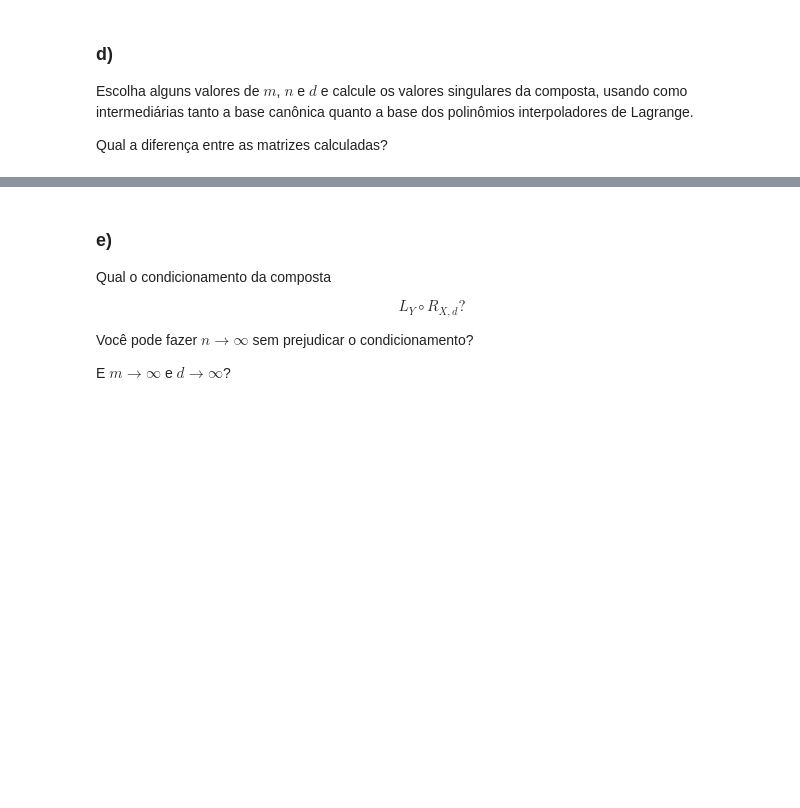
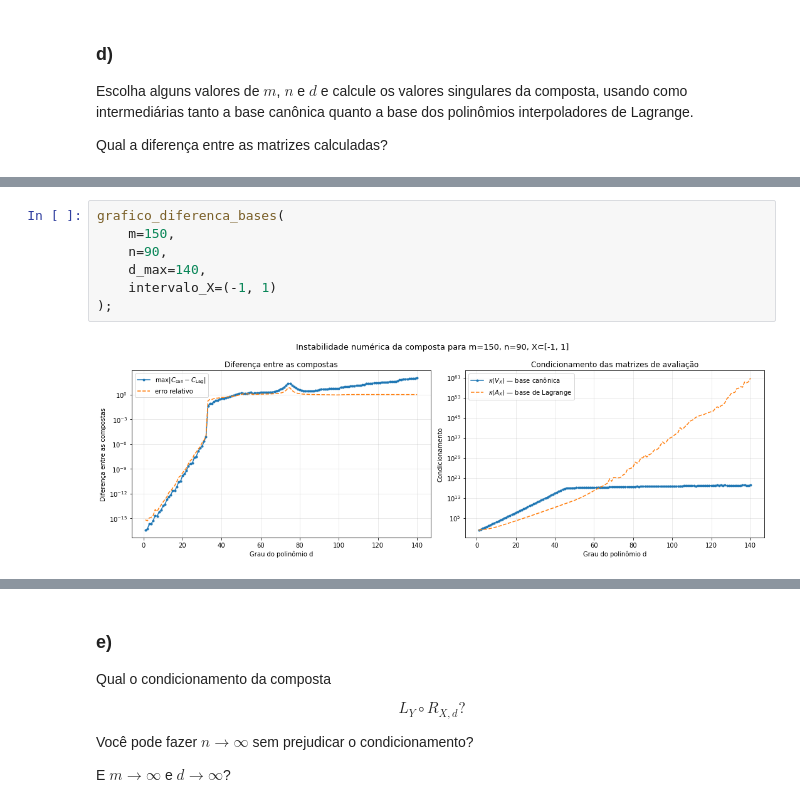
Before and after one commit to aliicerabello/fgv-aln-projeto3, a Jupyter notebook: q3.ipynb, the cells around one changed output, grey strips where cells are left out. Cells and saved outputs as stored; diff of their text form; blank space fills up the shorter version.

```diff
--- a/q3.ipynb
+++ b/q3.ipynb
@@ -541,0 +544,9 @@ def heatmap_diferenca_compostas(
+# %%
+grafico_diferenca_bases(
+    m=150,
+    n=90,
+    d_max=140,
+    intervalo_X=(-1, 1)
+);
+# %% [output]
+[figure, added]
```
Also changed, not shown: parts of 52 cells of this notebook, 1 other file.
